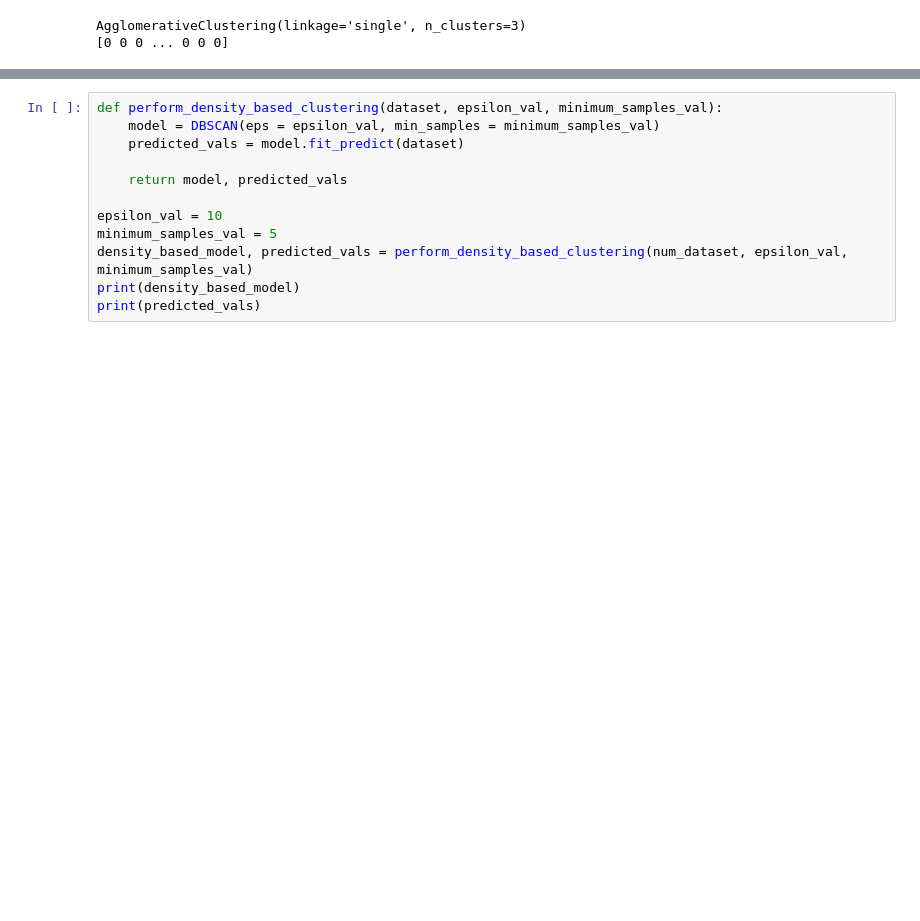
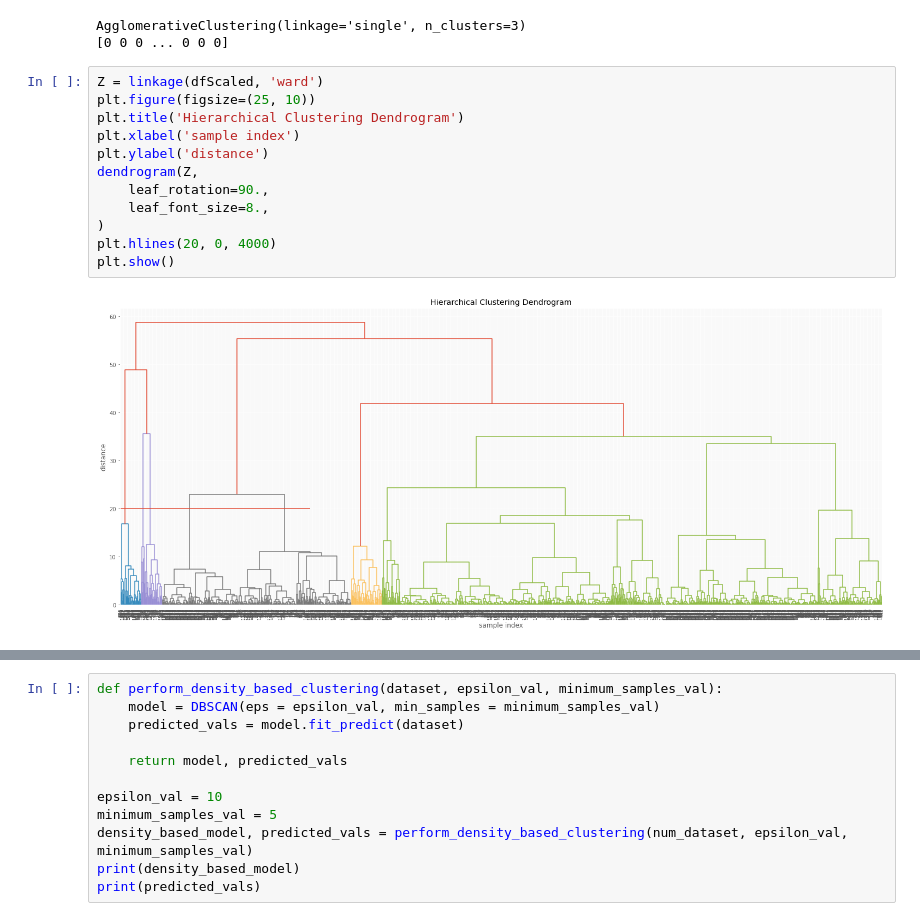
Before and after one commit to yanivlav/AmazonBestSellerPrediction, a Jupyter notebook: UnSupervisedLearning.ipynb, the cells around one changed output, grey strips where cells are left out. Cells and saved outputs as stored; diff of their text form; blank space fills up the shorter version.

```diff
--- a/UnSupervisedLearning.ipynb
+++ b/UnSupervisedLearning.ipynb
@@ -245,3 +262,17 @@ print(predicted_vals)
 # %% [output]
 AgglomerativeClustering(linkage='single', n_clusters=3)
 [0 0 0 ... 0 0 0]
+# %%
+Z = linkage(dfScaled, 'ward')
+plt.figure(figsize=(25, 10))
+plt.title('Hierarchical Clustering Dendrogram')
+plt.xlabel('sample index')
+plt.ylabel('distance')
+dendrogram(Z,
+    leaf_rotation=90.,
+    leaf_font_size=8.,
+)
+plt.hlines(20, 0, 4000)
+plt.show()
+# %% [output]
+[figure, added]
```
Also changed, not shown: parts of 34 cells of this notebook, 2 other files.
